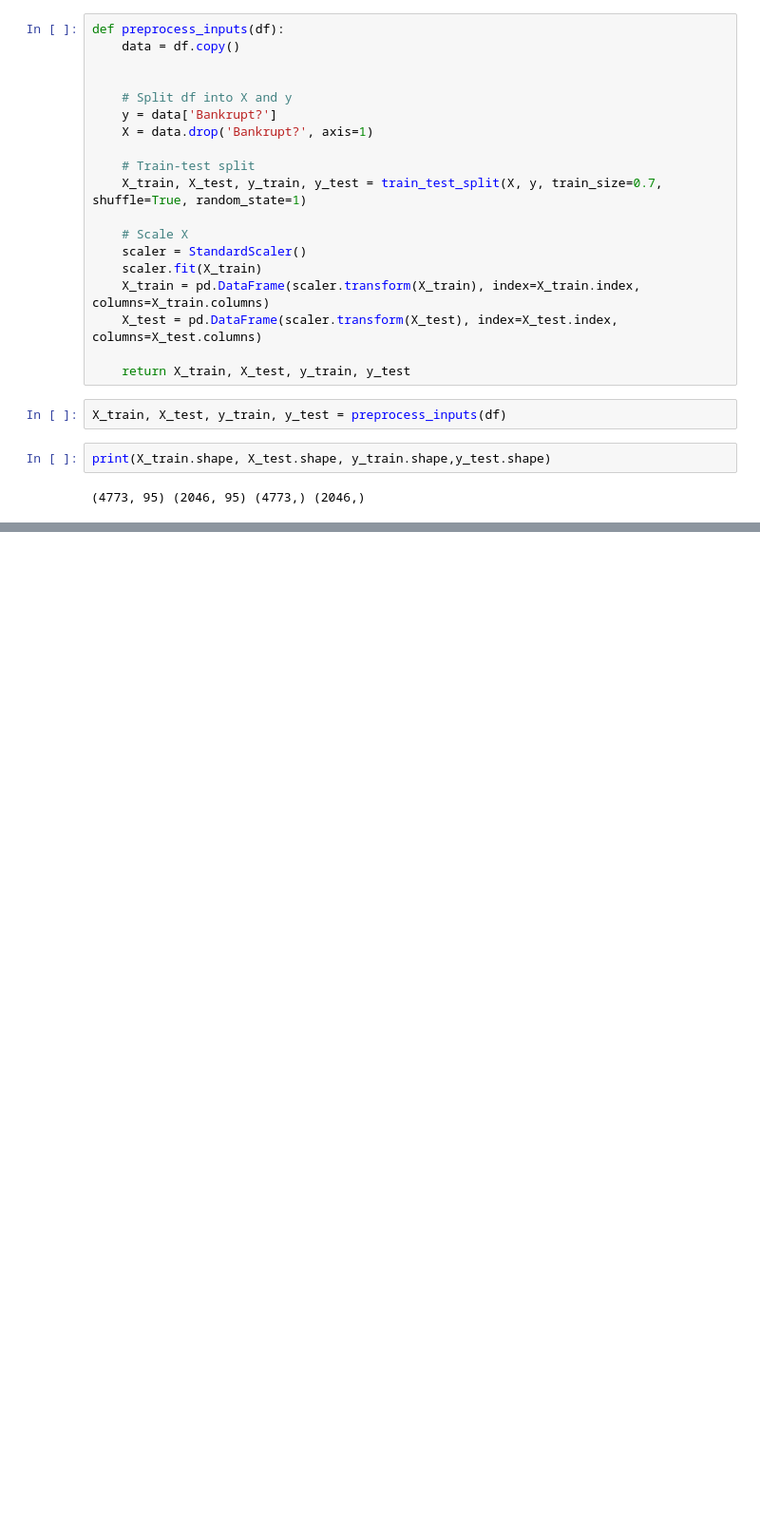
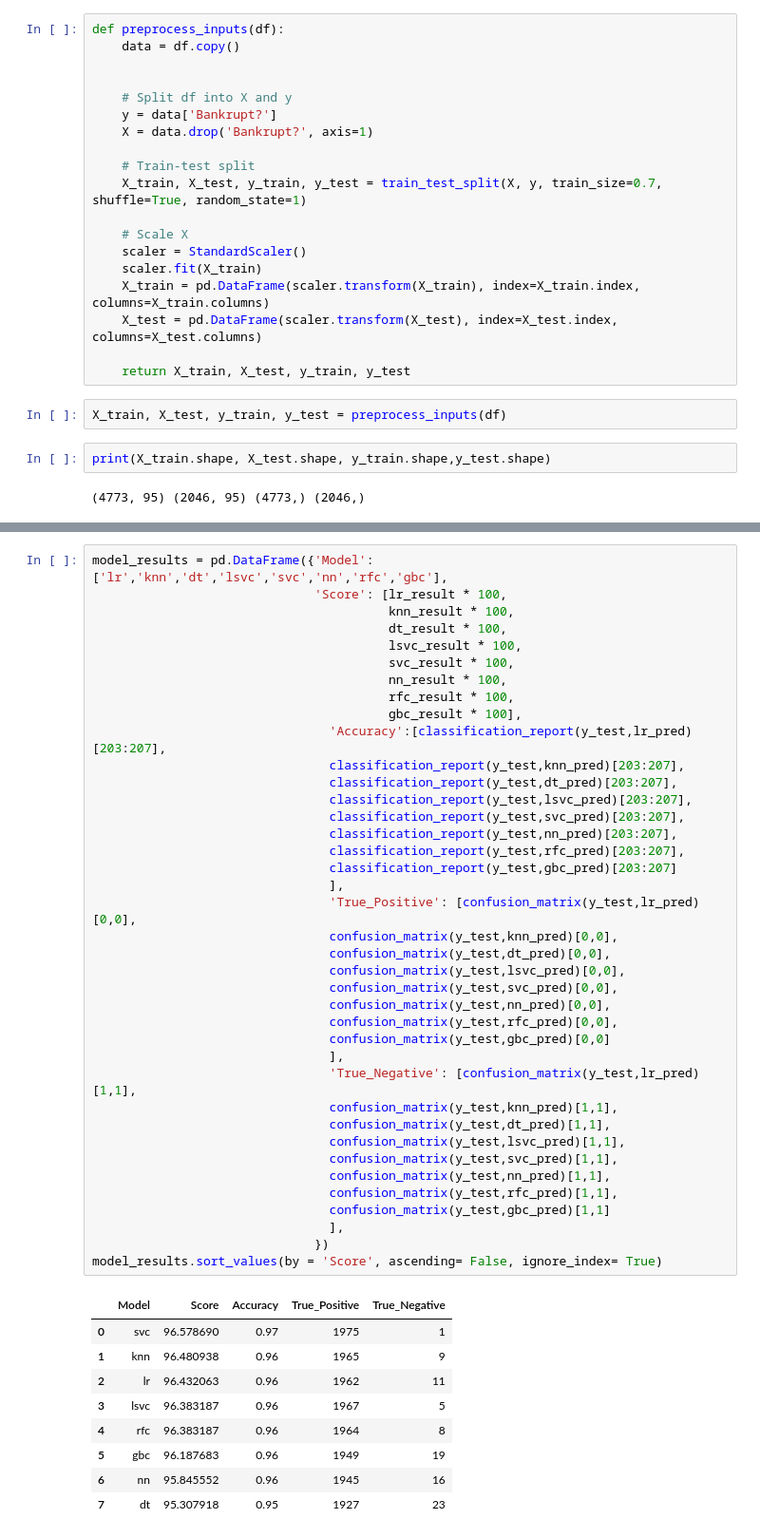
Before and after one commit to saptarshipal1/company_bankruptcy_prediction, a Jupyter notebook: company_bankruptcy_prediction.ipynb, the cells around one changed output, grey strips where cells are left out. Shown at 95% size. Saved outputs shown, nothing was run; the diff lists cells and outputs as text; blank space fills up the shorter version.

Commit message:
model and app

```diff
--- a/company_bankruptcy_prediction.ipynb
+++ b/company_bankruptcy_prediction.ipynb
@@ -142,0 +194,49 @@ print(X_train.shape, X_test.shape, y_train.shape,y_test.shape)
+# %%
+model_results = pd.DataFrame({'Model': ['lr','knn','dt','lsvc','svc','nn','rfc','gbc'],
+                              'Score': [lr_result * 100,
+                                        knn_result * 100,
+                                        dt_result * 100,
+                                        lsvc_result * 100,
+                                        svc_result * 100,
+                                        nn_result * 100,
+                                        rfc_result * 100,
+                                        gbc_result * 100],
+                                'Accuracy':[classification_report(y_test,lr_pred)[203:207],
+                                classification_report(y_test,knn_pred)[203:207],
+                                classification_report(y_test,dt_pred)[203:207],
+                                classification_report(y_test,lsvc_pred)[203:207],
+                                classification_report(y_test,svc_pred)[203:207],
+                                classification_report(y_test,nn_pred)[203:207],
+                                classification_report(y_test,rfc_pred)[203:207],
+                                classification_report(y_test,gbc_pred)[203:207]
+                                ],
+                                'True_Positive': [confusion_matrix(y_test,lr_pred)[0,0],
+                                confusion_matrix(y_test,knn_pred)[0,0],
+                                confusion_matrix(y_test,dt_pred)[0,0],
+                                confusion_matrix(y_test,lsvc_pred)[0,0],
+                                confusion_matrix(y_test,svc_pred)[0,0],
+                                confusion_matrix(y_test,nn_pred)[0,0],
+                                confusion_matrix(y_test,rfc_pred)[0,0],
+                                confusion_matrix(y_test,gbc_pred)[0,0]
+                                ],
+                                'True_Negative': [confusion_matrix(y_test,lr_pred)[1,1],
+                                confusion_matrix(y_test,knn_pred)[1,1],
+                                confusion_matrix(y_test,dt_pred)[1,1],
+                                confusion_matrix(y_test,lsvc_pred)[1,1],
+                                confusion_matrix(y_test,svc_pred)[1,1],
+                                confusion_matrix(y_test,nn_pred)[1,1],
+                                confusion_matrix(y_test,rfc_pred)[1,1],
+                                confusion_matrix(y_test,gbc_pred)[1,1]
+                                ],
+                              })
+model_results.sort_values(by = 'Score', ascending= False, ignore_index= True)
+# %% [output]
+|  | Model | Score | Accuracy | True_Positive | True_Negative |
+| 0 | svc | 96.578690 | 0.97 | 1975 | 1 |
+| 1 | knn | 96.480938 | 0.96 | 1965 | 9 |
+| 2 | lr | 96.432063 | 0.96 | 1962 | 11 |
+| 3 | lsvc | 96.383187 | 0.96 | 1967 | 5 |
+| 4 | rfc | 96.383187 | 0.96 | 1964 | 8 |
+| 5 | gbc | 96.187683 | 0.96 | 1949 | 19 |
+| 6 | nn | 95.845552 | 0.96 | 1945 | 16 |
+| 7 | dt | 95.307918 | 0.95 | 1927 | 23 |
```
Also changed, not shown: parts of 29 cells of this notebook, 20 other files.
